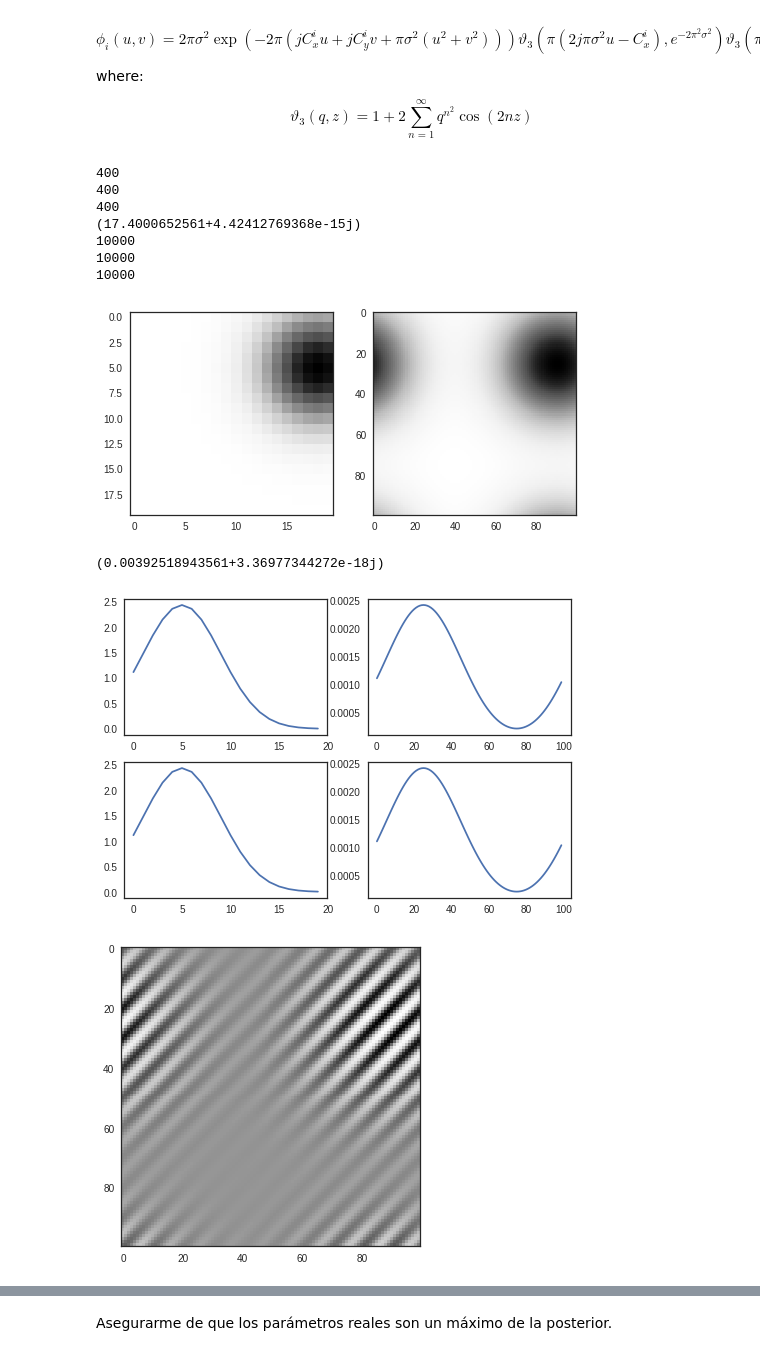
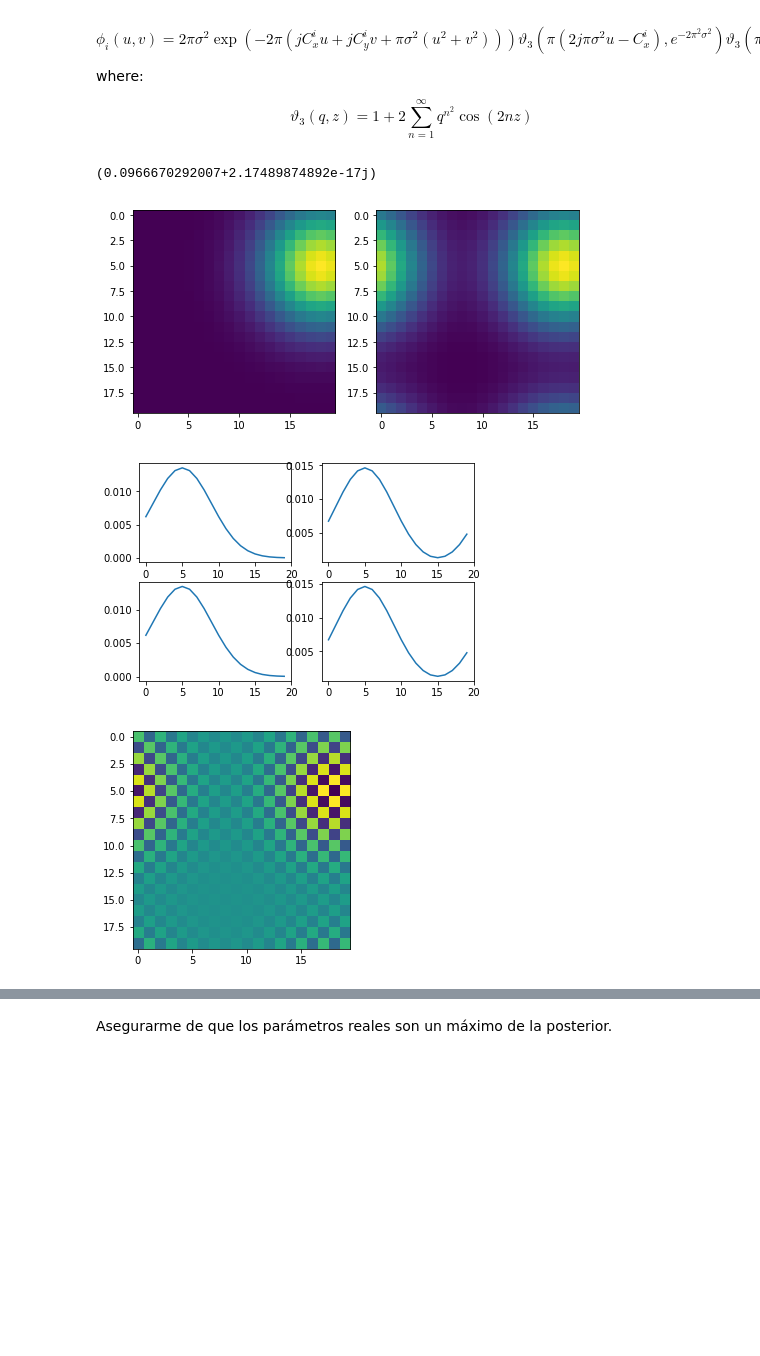
Before and after one commit to lerkoah/BayesianInterferometryIDS, a Jupyter notebook: src/main_bay_int.ipynb, the cells around one changed output, grey strips where cells are left out. Saved outputs shown, nothing was run; the diff lists cells and outputs as text; code cells hidden in the pictures; blank space fills up the shorter version.

```diff
--- a/src/main_bay_int.ipynb
+++ b/src/main_bay_int.ipynb
@@ -167,7 +167,6 @@ measurements,U,V = UVCreator(np.fft.fftshift(img_fft),mask)
 measurements_abs = np.log(np.abs(measurements)+1e-12)
 show_fft_image(measurements_abs, shift=False)
 
-V = V(1+)
 print(V[1,:])
 #print(U)
 print(measurements[0,1])
@@ -203,7 +204,7 @@ $$
 import theano.tensor as tt
 
 PI = np.pi
-def Vobs_function(U,l,alpha,Cx,Cy, factor = None, IMAGE_SIZE_X = 50, IMAGE_SIZE_Y = 50):
+def Vobs_function(U,l,alpha,Cx,Cy, factor = None, IMAGE_SIZE_X = 20, IMAGE_SIZE_Y = 20):
     # We have implemented the model defined by:
     # V_obs = sum_{i=0}^{N_BASIS} alpha_i phi_i(u,v)
     # where phi_i(u,v) = exp(-2pi(u^2+v^2)l^2)exp(-j2pi(Cx^i u + Cv^i v))
@@ -219,26 +220,25 @@ def Vobs_function(U,l,alpha,Cx,Cy, factor = None, IMAGE_SIZE_X = 50, IMAGE_SIZE_
 #     print(u_aux)
 
     # Amplitud (Mantle o carrier)
-    A_u = tt.exp(-2*np.pi**2*(u_aux*u_aux)*l**2)
-    A_v = tt.exp(-2*np.pi**2*(v_aux*v_aux)*l**2)
+    A = tt.exp(-2*np.pi**2*(u_aux*u_aux+v_aux*v_aux)*l**2)
 #     A   = tt.outer(A_u,A_v)
-    A   = A_u * A_v
 #     print(A.eval().shape)
 #     print(A.shape)
 
     # Imaginary Exponential (Mudolator)
-    cosPart = tt.cos(-2*np.pi*(Cx[:,np.newaxis]*u_aux + Cy[:,np.newaxis]*v_aux))
-    sinPart = tt.sin(-2*np.pi*(Cx[:,np.newaxis]*u_aux + Cy[:,np.newaxis]*v_aux))
-#     print(imagExp_u.eval().shape)
-#     print(imagExp_u.shape)
+#     cosPart = tt.cos(-2*np.pi*(Cx[:,np.newaxis]*u_aux + Cy[:,np.newaxis]*v_aux))
+#     sinPart = tt.sin(-2*np.pi*(Cx[:,np.newaxis]*u_aux + Cy[:,np.newaxis]*v_aux))
+    imagExp = tt.exp(-2*np.pi*1j*(Cx[:,np.newaxis]*u_aux + Cy[:,np.newaxis]*v_aux))
 #     ## This is a outer multiplication between column's matrix
 #     imagExp   = imagExp_u.dimshuffle(0, 1, 'x') * imagExp_v.dimshuffle(0, 'x', 1)
 #     print(imagExp.eval().shape)
 
 #     print((alpha*A*imagExp).eval().shape)
     ## Finally, alpha_i * phi_i
-    out_real = tt.sum(alpha*A*cosPart, axis = 0)
-    out_imag = tt.sum(alpha*A*sinPart, axis = 0)
+#     out_real = tt.sum(alpha*A*cosPart, axis = 0)
+#     out_imag = tt.sum(alpha*A*sinPart, axis = 0)
+    out_real = tt.real(tt.sum(alpha*A*imagExp, axis = 0))
+    out_imag = tt.imag(tt.sum(alpha*A*imagExp, axis = 0))
 
 #     print(imagExp.shape)
 
@@ -272,12 +272,13 @@ for i in range(u1.shape[0]):
 factor = (IMAGE_SIZE_X*IMAGE_SIZE_Y/20)
 #print(IMAGE_SIZE_X, IMAGE_SIZE_Y)
 
-PHI_Re, PHI_Im = Vobs_function(myU,l,init_alpha,init_Cx,init_Cy, IMAGE_SIZE_X = IMAGE_SIZE_X, IMAGE_SIZE_Y = IMAGE_SIZE_Y)
+PHI_Re, PHI_Im = Vobs_function(init_U,l,init_alpha,init_Cx,init_Cy,
+                               IMAGE_SIZE_X = 20, IMAGE_SIZE_Y= 20)
 
 def matrix_points(U,V_real, V_imag, IMAGE_SIZE_X = 20, IMAGE_SIZE_Y = 20):
-    print(U.shape[0])
-    print(V_real.shape[0])
-    print(V_imag.shape[0])
+#     print(U.shape[0])
+#     print(V_real.shape[0])
+#     print(V_imag.shape[0])
     U = U.astype(int)
     out_real = np.zeros([IMAGE_SIZE_X, IMAGE_SIZE_Y])
     out_imag = np.zeros([IMAGE_SIZE_X, IMAGE_SIZE_Y])
@@ -292,43 +293,38 @@ Im_pix_real, Im_pix_imag = matrix_points(U,V[:,0], V[:,1])
 Im_pix_fft = Im_pix_real + 1j*Im_pix_imag
 Im_pix = np.fft.ifft2(Im_pix_fft)
 fig, ax = plt.subplots(1,2)
 fig.set_figheight(10)
 fig.set_figwidth(8)
 ax[0].imshow( np.abs(Im_pix) )
 print(np.max(Im_pix))
 
-Im_ind_real, Im_ind_imag = matrix_points(myU,PHI_Re.eval(), PHI_Im.eval(), IMAGE_SIZE_X=u1.shape[0] ,IMAGE_SIZE_Y=v1.shape[0])
+Im_ind_real, Im_ind_imag = matrix_points(init_U,PHI_Re.eval(), PHI_Im.eval(), IMAGE_SIZE_X=20 ,IMAGE_SIZE_Y=20)
+
 #Im_ind_real = ndimage.rotate(Im_ind_real, 90*2)
 #Im_ind_imag = ndimage.rotate(Im_ind_imag, 90*2)
 # Im_ind = np.log(np.sqrt(Im_ind_real*Im_ind_real+Im_ind_imag*Im_ind_imag) +1e-12)
 Im_ind_fft = Im_ind_real + 1j*Im_ind_imag
+# print(Im_ind_fft.shape)
 Im_ind = np.fft.ifft2(Im_ind_fft)
 #Im_ind = np.fft.fftshift(Im_ind)
 ax[1].imshow( np.abs(Im_ind) )
 plt.show(fig)
-print(np.max(Im_ind))
+# print(np.max(Im_ind))
 
 fig, ax = plt.subplots(2,2)
 ax[0,0].plot(np.abs(Im_pix[:,10]))
 ax[0,1].plot(np.abs(Im_ind[:,10]))
 ax[1,0].plot(np.abs(Im_pix[:,10]))
 ax[1,1].plot(np.abs(Im_ind[:,10]))
 plt.show()
 
 
 plt.imshow(Im_ind.real)
 plt.show()
 plt.imshow(Im_ind.imag)
 plt.show()
 # %% [output]
-400
-400
-400
-(17.4000652561+4.42412769368e-15j)
-10000
-10000
-10000
+(0.0966670292007+2.17489874892e-17j)
-[figure, old version]
+[figure, new version]
-(0.00392518943561+3.36977344272e-18j)
-[figure, old version]
+[figure, new version]
-[figure, old version]
+[figure, new version]
```
Also changed, not shown: parts of 10 cells of this notebook, 5 other files.
